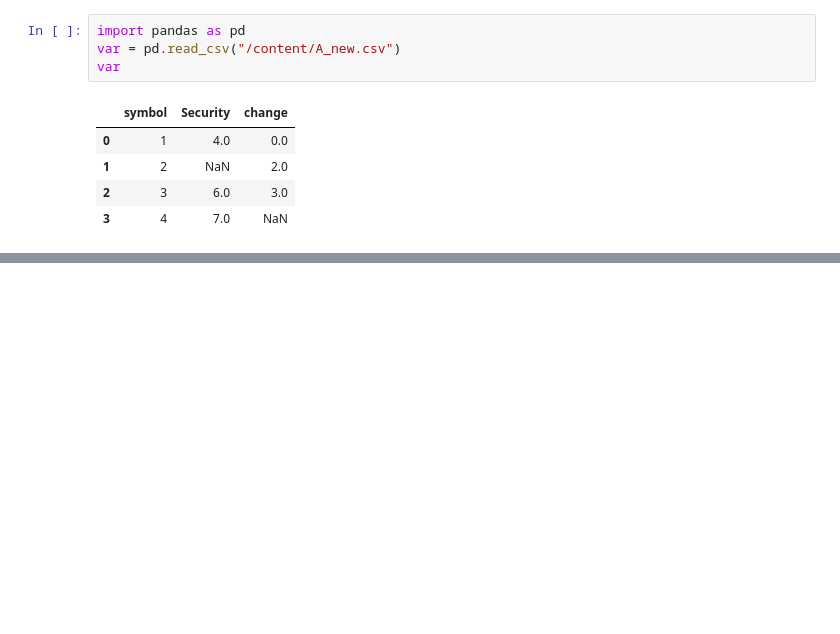
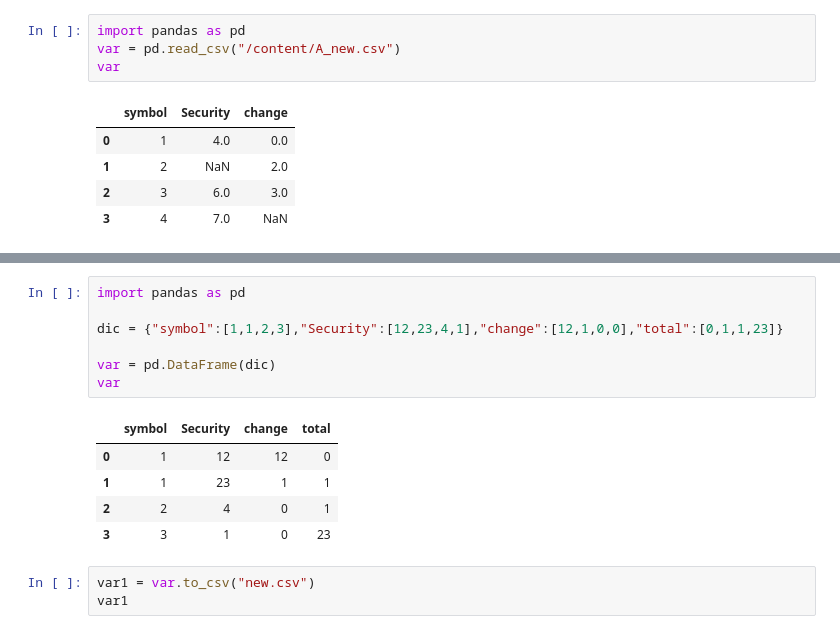
Before and after one commit to pushpendram988/pandas, a Jupyter notebook: Pandas2.ipynb, the cells around one changed output, grey strips where cells are left out. Drawn from its saved outputs; the diff is of its cells as text; blank space fills up the shorter version.

```diff
--- a/Pandas2.ipynb
+++ b/Pandas2.ipynb
@@ -60,0 +165,16 @@ var.dropna()
+# %%
+import pandas as pd
+
+dic = {"symbol":[1,1,2,3],"Security":[12,23,4,1],"change":[12,1,0,0],"total":[0,1,1,23]}
+
+var = pd.DataFrame(dic)
+var
+# %% [output]
+|  | symbol | Security | change | total |
+| 0 | 1 | 12 | 12 | 0 |
+| 1 | 1 | 23 | 1 | 1 |
+| 2 | 2 | 4 | 0 | 1 |
+| 3 | 3 | 1 | 0 | 23 |
+# %%
+var1 = var.to_csv("new.csv")
+var1
```
Also changed, not shown: parts of 31 cells of this notebook.
